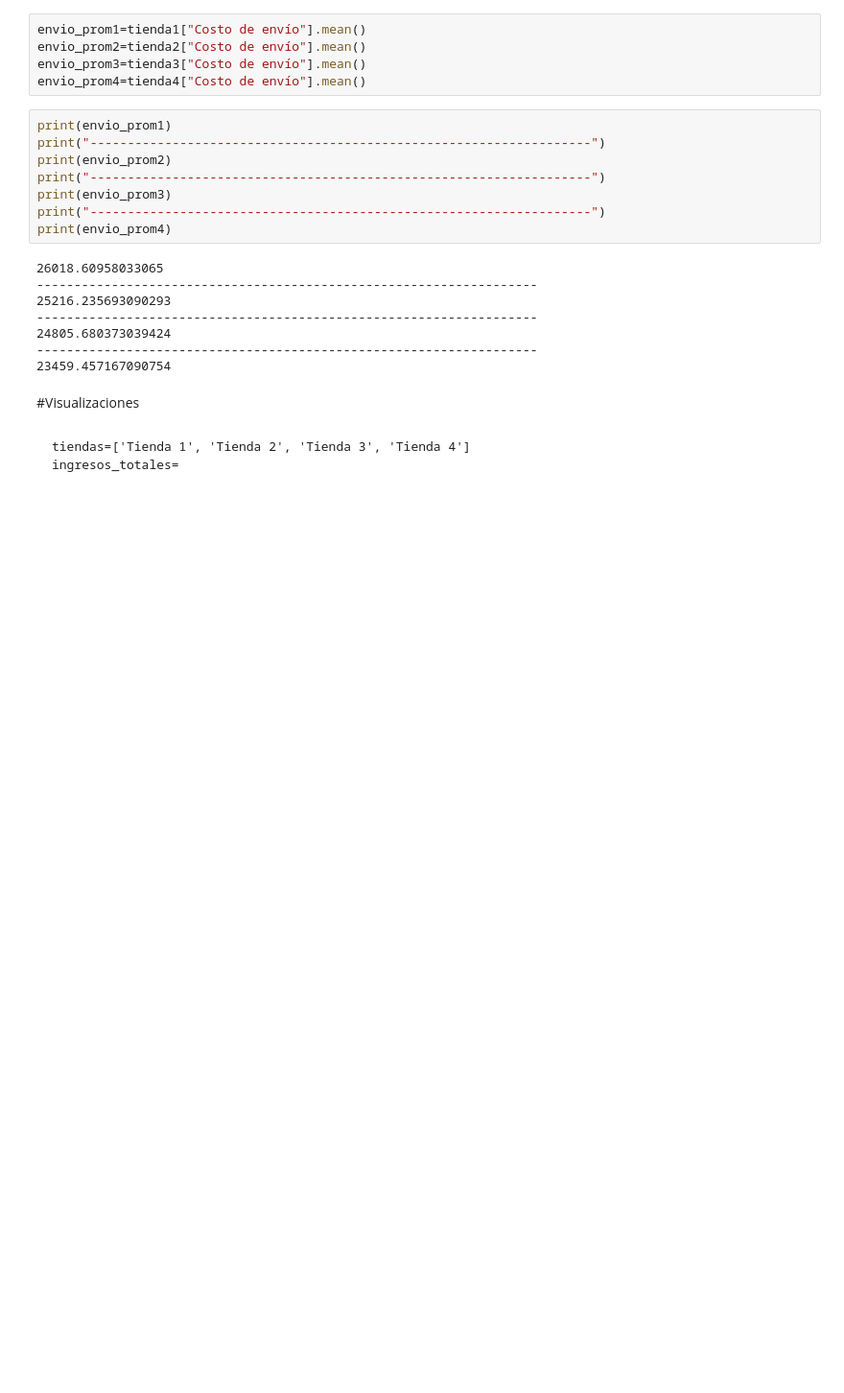
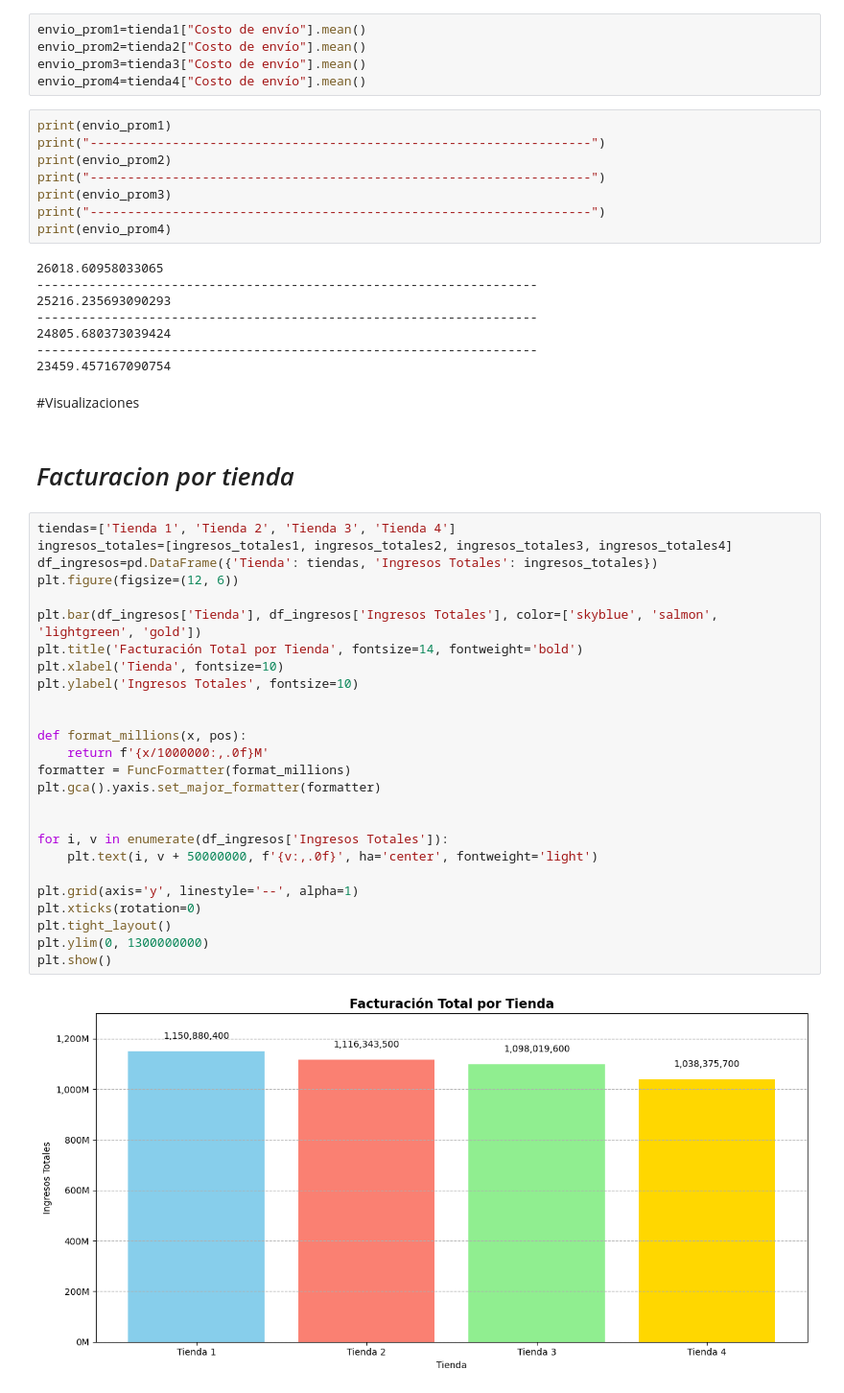
Before and after one commit to TiagoPonti/Alura-Store, a Jupyter notebook: AluraStore/AluraStoreLatam.ipynb, the cells around one changed output. Shown at 96% size. Saved outputs shown, nothing was run; the diff lists cells and outputs as text; blank space fills up the shorter version.

````diff
--- a/AluraStore/AluraStoreLatam.ipynb
+++ b/AluraStore/AluraStoreLatam.ipynb
@@ -199,11 +217,33 @@ print(envio_prom4)
 23459.457167090754
 # %% [markdown]
 #Visualizaciones
-# %% [markdown]
-
-
-
-```
-tiendas=['Tienda 1', 'Tienda 2', 'Tienda 3', 'Tienda 4']
-ingresos_totales=
-```
+# %% [markdown]
+# *Facturacion por tienda*
+# %%
+tiendas=['Tienda 1', 'Tienda 2', 'Tienda 3', 'Tienda 4']
+ingresos_totales=[ingresos_totales1, ingresos_totales2, ingresos_totales3, ingresos_totales4]
+df_ingresos=pd.DataFrame({'Tienda': tiendas, 'Ingresos Totales': ingresos_totales})
+plt.figure(figsize=(12, 6))
+
+plt.bar(df_ingresos['Tienda'], df_ingresos['Ingresos Totales'], color=['skyblue', 'salmon', 'lightgreen', 'gold'])
+plt.title('Facturación Total por Tienda', fontsize=14, fontweight='bold')
+plt.xlabel('Tienda', fontsize=10)
+plt.ylabel('Ingresos Totales', fontsize=10)
+
+
+def format_millions(x, pos):
+    return f'{x/1000000:,.0f}M'
+formatter = FuncFormatter(format_millions)
+plt.gca().yaxis.set_major_formatter(formatter)
+
+
+for i, v in enumerate(df_ingresos['Ingresos Totales']):
+    plt.text(i, v + 50000000, f'{v:,.0f}', ha='center', fontweight='light')
+
+plt.grid(axis='y', linestyle='--', alpha=1)
+plt.xticks(rotation=0)
+plt.tight_layout()
+plt.ylim(0, 1300000000)
+plt.show()
+# %% [output]
+[figure, added]
````
Also changed, not shown: parts of 9 cells of this notebook.
